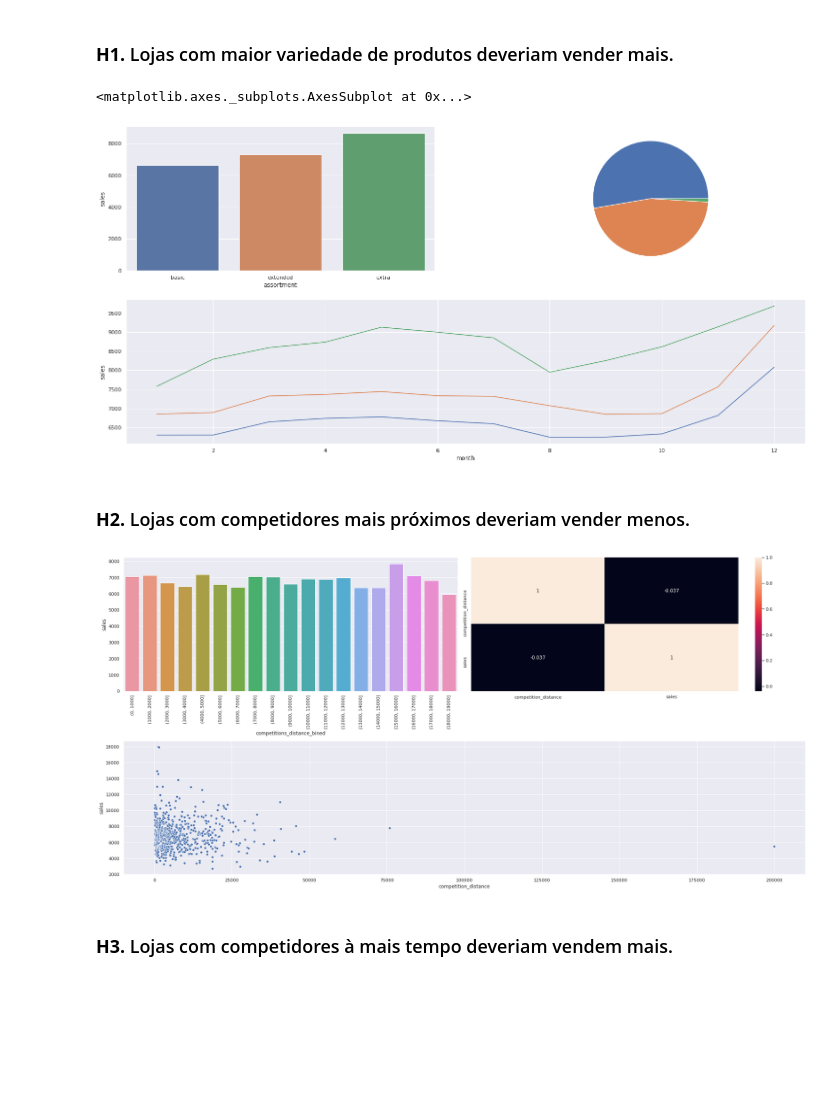
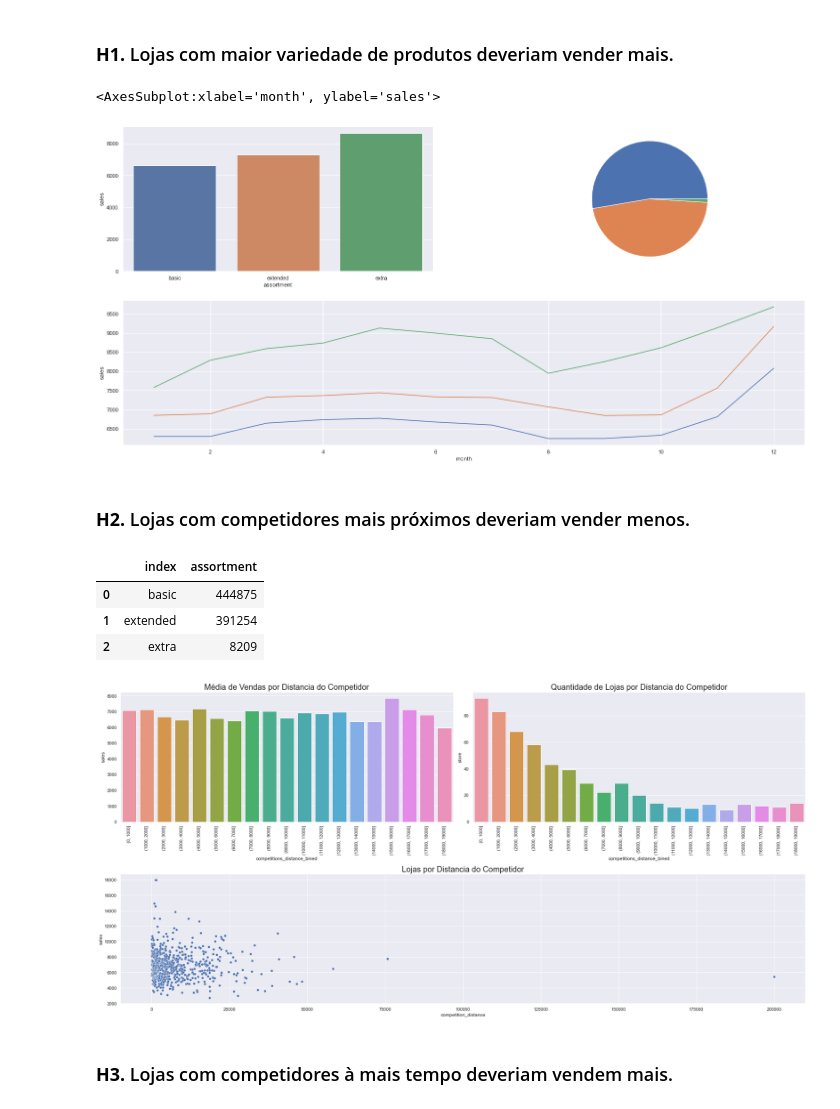
Before and after one commit to ArthurMesquita96/Rossmann-Predict-Sales, a Jupyter notebook: m03_v01_store_sales_predicton.ipynb, the cells around one changed output. Cells and saved outputs as stored; diff of their text form; code cells hidden in the pictures; blank space fills up the shorter version.

```diff
--- a/m03_v01_store_sales_predicton.ipynb
+++ b/m03_v01_store_sales_predicton.ipynb
@@ -377,7 +425,7 @@ df2['month'] = df2['date'].dt.month
 df2['day'] = df2['date'].dt.day
 
 # week of day
-df2['week_of_year'] = df2['date'].dt.weekofyear
+df2['week_of_year'] = df2['date'].dt.isocalendar().week
 
 # year
 df2['year_week'] = df2['date'].dt.strftime('%Y-%W')
@@ -548,30 +596,46 @@ sns.lineplot(data=aux2[aux2['assortment'] == 'basic'], x='month',y='sales')
 sns.lineplot(data=aux2[aux2['assortment'] == 'extended'], x='month',y='sales')
 sns.lineplot(data=aux2[aux2['assortment'] == 'extra'], x='month',y='sales')
 # %% [output]
-<matplotlib.axes._subplots.AxesSubplot at 0x...>
+<AxesSubplot:xlabel='month', ylabel='sales'>
 [figure]
 # %% [markdown]
 ### **H2.** Lojas com competidores mais próximos deveriam vender menos.
+# %%
+aux1
+# %% [output]
+|  | index | assortment |
+| 0 | basic | 444875 |
+| 1 | extended | 391254 |
+| 2 | extra | 8209 |
 # %%
 grid = GridSpec(2,2)
 
+plt.subplot(grid[0,0])
 aux1 = df4[['competition_distance','sales']].groupby('competition_distance').mean().reset_index()
-
-plt.subplot(grid[1,:])
-sns.scatterplot(x='competition_distance', y='sales',data=aux1);
-
-plt.subplot(grid[0,0])
 bins = list(np.arange(0,20000,1000))
 aux1['competitions_distance_bined'] = pd.cut(aux1['competition_distance'],bins=bins)
 aux2 = aux1[['competitions_distance_bined','sales']].groupby('competitions_distance_bined').mean().reset_index()
 sns.barplot(x='competitions_distance_bined',y='sales',data=aux2)
+plt.title('Média de Vendas por Distancia do Competidor',size=20)
 plt.xticks(rotation=90)
 
 plt.subplot(grid[0,1])
-sns.heatmap(aux1.corr(method='pearson'),annot=True);
+aux3 = df4[['competition_distance','store']].groupby('competition_distance').count().reset_index()
+aux3['competitions_distance_bined'] = pd.cut(aux3['competition_distance'],bins=bins)
+aux4 = aux3[['competitions_distance_bined','store']].groupby('competitions_distance_bined').count().reset_index()
+sns.barplot(data=aux4, x='competitions_distance_bined',y='store')
+plt.title('Quantidade de Lojas por Distancia do Competidor',size=20)
+plt.xticks(rotation=90)
+
+plt.subplot(grid[1,:])
+sns.scatterplot(x='competition_distance', y='sales',data=aux1);
+plt.title('Lojas por Distancia do Competidor',size=20)
+
+# plt.subplot(grid[0,1])
+# sns.heatmap(aux1.corr(method='pearson'),annot=True);
 plt.tight_layout()
 # %% [output]
-[figure, old version]
+[figure, new version]
 # %% [markdown]
 ### **H3.** Lojas com competidores à mais tempo deveriam vendem mais.
 # %%
```
Also changed, not shown: parts of 32 cells of this notebook.
